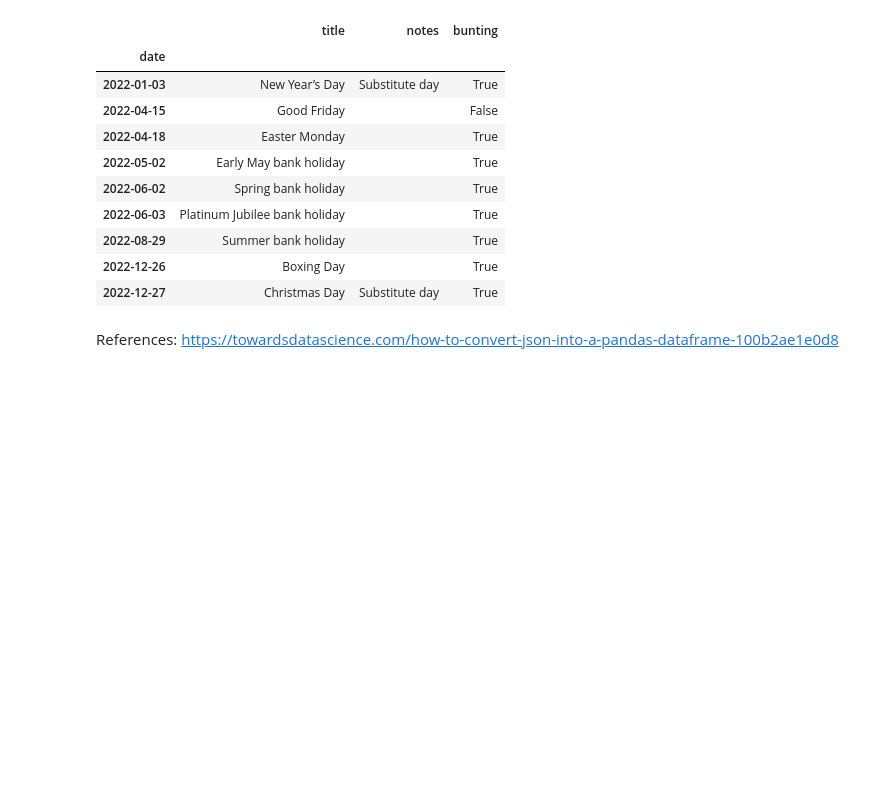
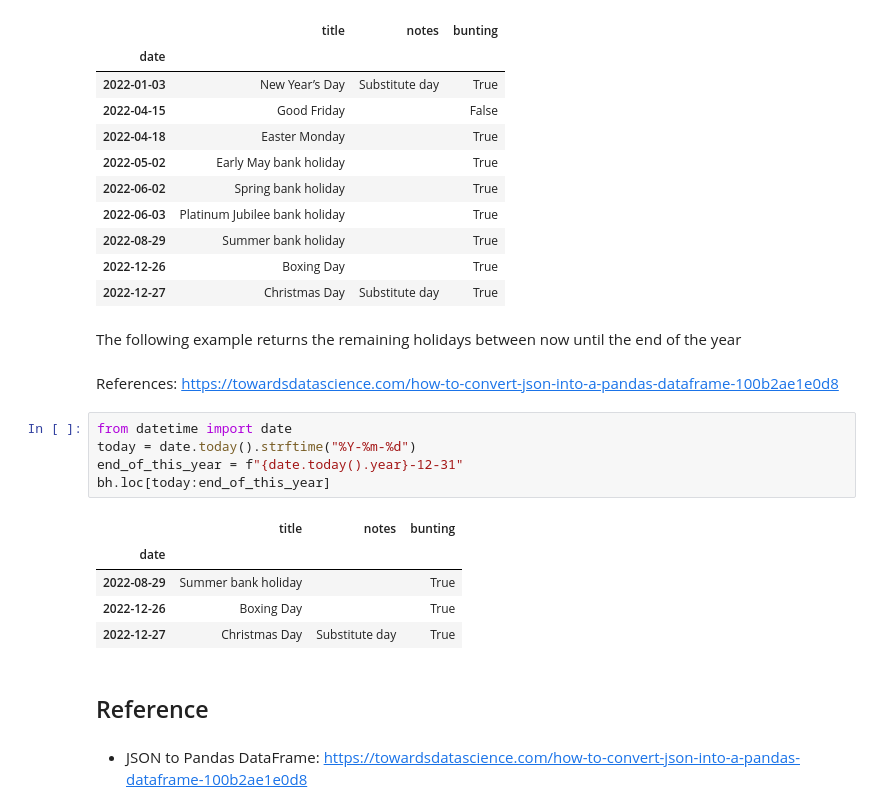
Before and after one commit to simonespa/machine-learning-playground, a Jupyter notebook: jupiter_notebooks/uk_bank_holidays/uk_bank_holidays.ipynb, the cells around one changed output. Saved outputs shown, nothing was run; the diff lists cells and outputs as text; blank space fills up the shorter version.

Commit message:
Add remaining holidays section within UK bank holiday exercise

```diff
--- a/jupiter_notebooks/uk_bank_holidays/uk_bank_holidays.ipynb
+++ b/jupiter_notebooks/uk_bank_holidays/uk_bank_holidays.ipynb
@@ -194,5 +196,22 @@ bh.loc[start_date:end_date]
 | 2022-08-29 | Summer bank holiday |  | True |
 | 2022-12-26 | Boxing Day |  | True |
 | 2022-12-27 | Christmas Day | Substitute day | True |
+# %% [markdown]
+The following example returns the remaining holidays between now until the end of the year
 # %% [markdown]
 References: https://towardsdatascience.com/how-to-convert-json-into-a-pandas-dataframe-100b2ae1e0d8
+# %%
+from datetime import date
+today = date.today().strftime("%Y-%m-%d")
+end_of_this_year = f"{date.today().year}-12-31"
+bh.loc[today:end_of_this_year]
+# %% [output]
+|  | title | notes | bunting |
+| date |  |  |  |
+| 2022-08-29 | Summer bank holiday |  | True |
+| 2022-12-26 | Boxing Day |  | True |
+| 2022-12-27 | Christmas Day | Substitute day | True |
+# %% [markdown]
+## Reference
+# %% [markdown]
+* JSON to Pandas DataFrame: https://towardsdatascience.com/how-to-convert-json-into-a-pandas-dataframe-100b2ae1e0d8
```
Also changed, not shown: parts of 1 cell of this notebook.
